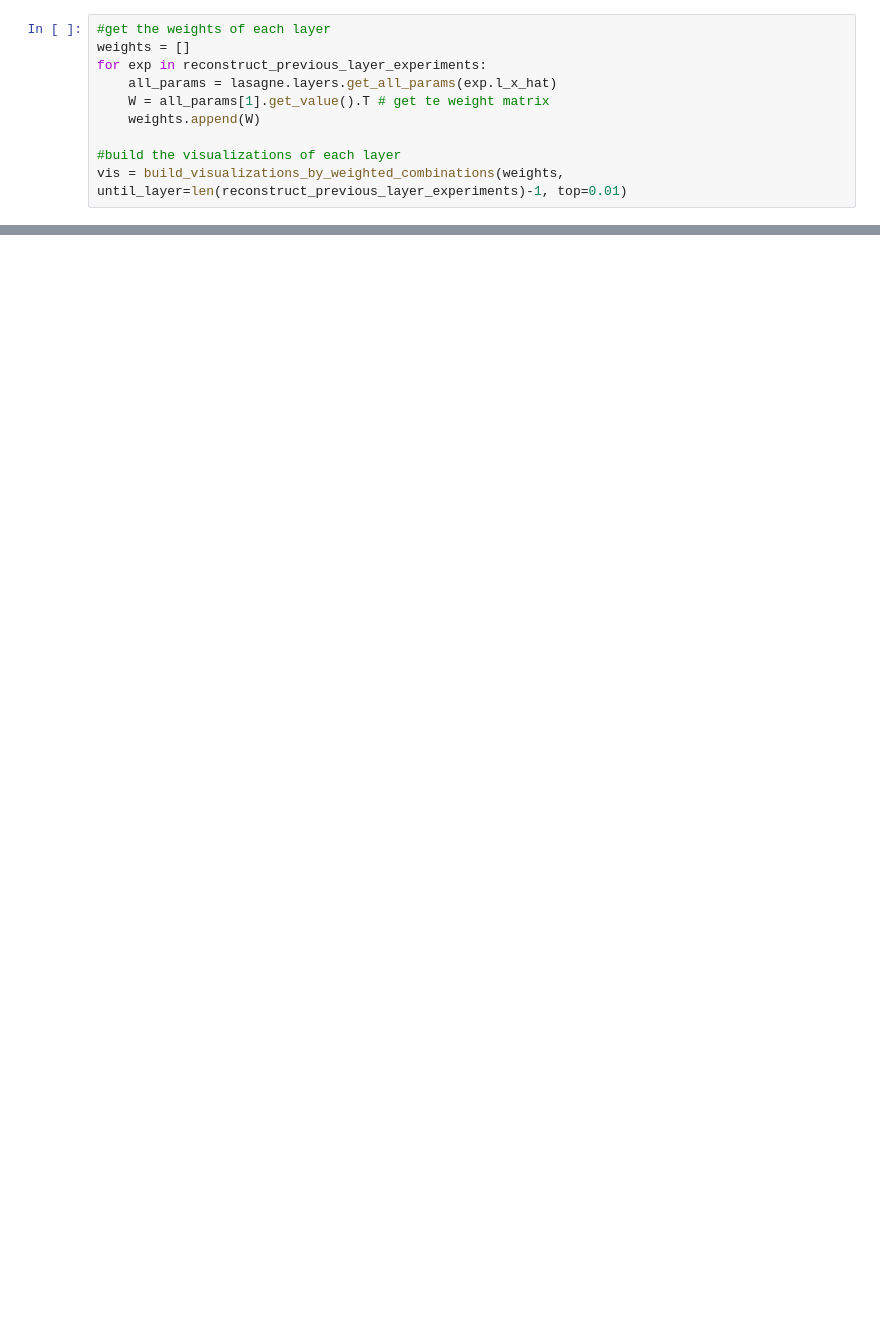
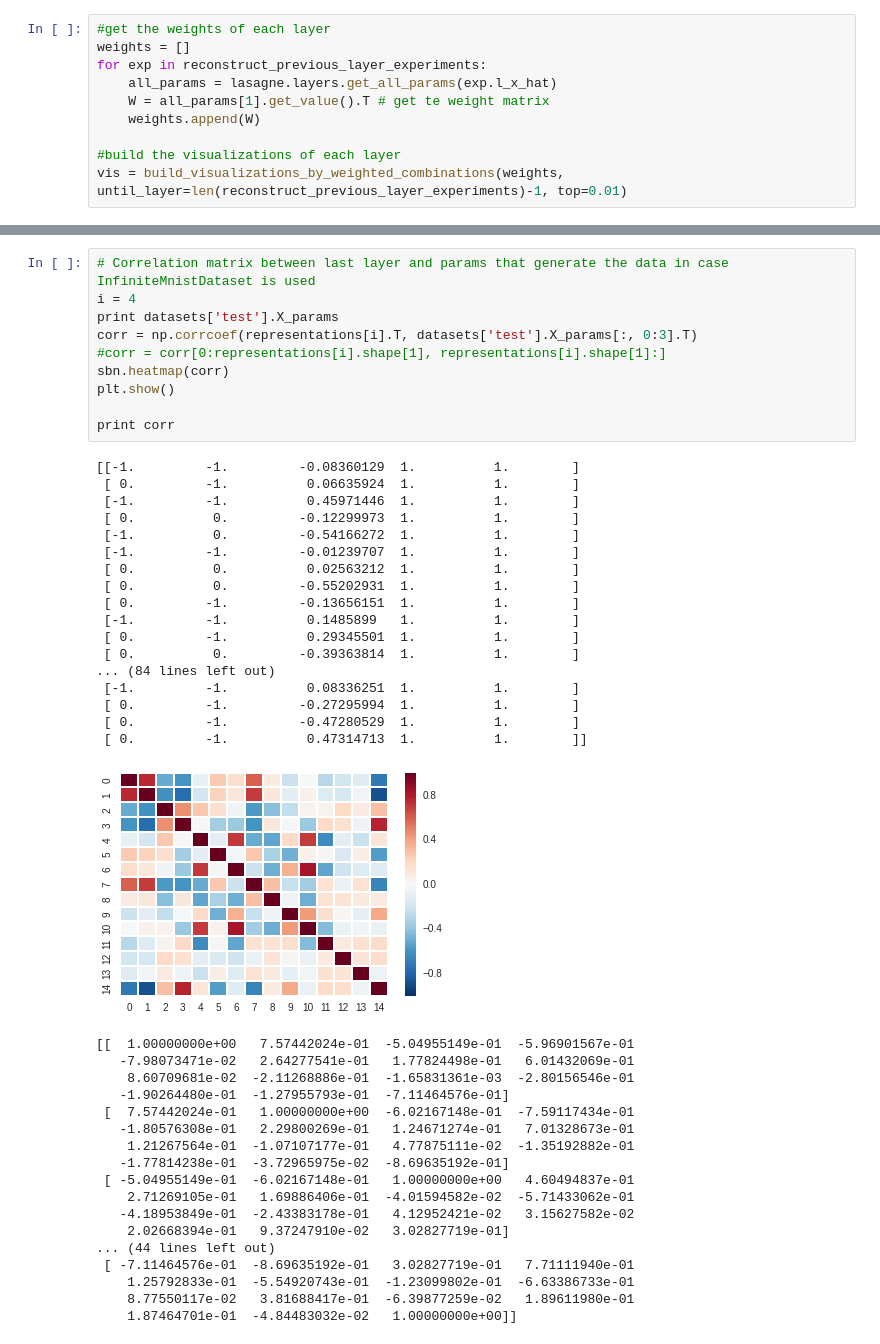
Before and after one commit to mehdidc/creativity, a Jupyter notebook: models/autolasagne.ipynb, the cells around one changed output, grey strips where cells are left out. Cells and saved outputs as stored; diff of their text form; blank space fills up the shorter version.

```diff
--- a/models/autolasagne.ipynb
+++ b/models/autolasagne.ipynb
@@ -599,0 +622,46 @@ grid_plot(lasagne.easy.get_2d_square_image_view(X))
+# %%
+# Correlation matrix between last layer and params that generate the data in case InfiniteMnistDataset is used
+i = 4
+print datasets['test'].X_params
+corr = np.corrcoef(representations[i].T, datasets['test'].X_params[:, 0:3].T)
+#corr = corr[0:representations[i].shape[1], representations[i].shape[1]:]
+sbn.heatmap(corr)
+plt.show()
+
+print corr
+# %% [output]
+[[-1.         -1.         -0.08360129  1.          1.        ]
+ [ 0.         -1.          0.06635924  1.          1.        ]
+ [-1.         -1.          0.45971446  1.          1.        ]
+ [ 0.          0.         -0.12299973  1.          1.        ]
+ [-1.          0.         -0.54166272  1.          1.        ]
+ [-1.         -1.         -0.01239707  1.          1.        ]
+ [ 0.          0.          0.02563212  1.          1.        ]
+ [ 0.          0.         -0.55202931  1.          1.        ]
+ [ 0.         -1.         -0.13656151  1.          1.        ]
+ [-1.         -1.          0.1485899   1.          1.        ]
+ [ 0.         -1.          0.29345501  1.          1.        ]
+ [ 0.          0.         -0.39363814  1.          1.        ]
+... (84 lines left out)
+ [-1.         -1.          0.08336251  1.          1.        ]
+ [ 0.         -1.         -0.27295994  1.          1.        ]
+ [ 0.         -1.         -0.47280529  1.          1.        ]
+ [ 0.         -1.          0.47314713  1.          1.        ]]
+[figure, added]
+[[  1.00000000e+00   7.57442024e-01  -5.04955149e-01  -5.96901567e-01
+   -7.98073471e-02   2.64277541e-01   1.77824498e-01   6.01432069e-01
+    8.60709681e-02  -2.11268886e-01  -1.65831361e-03  -2.80156546e-01
+   -1.90264480e-01  -1.27955793e-01  -7.11464576e-01]
+ [  7.57442024e-01   1.00000000e+00  -6.02167148e-01  -7.59117434e-01
+   -1.80576308e-01   2.29800269e-01   1.24671274e-01   7.01328673e-01
+    1.21267564e-01  -1.07107177e-01   4.77875111e-02  -1.35192882e-01
+   -1.77814238e-01  -3.72965975e-02  -8.69635192e-01]
+ [ -5.04955149e-01  -6.02167148e-01   1.00000000e+00   4.60494837e-01
+    2.71269105e-01   1.69886406e-01  -4.01594582e-02  -5.71433062e-01
+   -4.18953849e-01  -2.43383178e-01   4.12952421e-02   3.15627582e-02
+    2.02668394e-01   9.37247910e-02   3.02827719e-01]
+... (44 lines left out)
+ [ -7.11464576e-01  -8.69635192e-01   3.02827719e-01   7.71111940e-01
+    1.25792833e-01  -5.54920743e-01  -1.23099802e-01  -6.63386733e-01
+    8.77550117e-02   3.81688417e-01  -6.39877259e-02   1.89611980e-01
+    1.87464701e-01  -4.84483032e-02   1.00000000e+00]]
```
Also changed, not shown: parts of 20 cells of this notebook.
